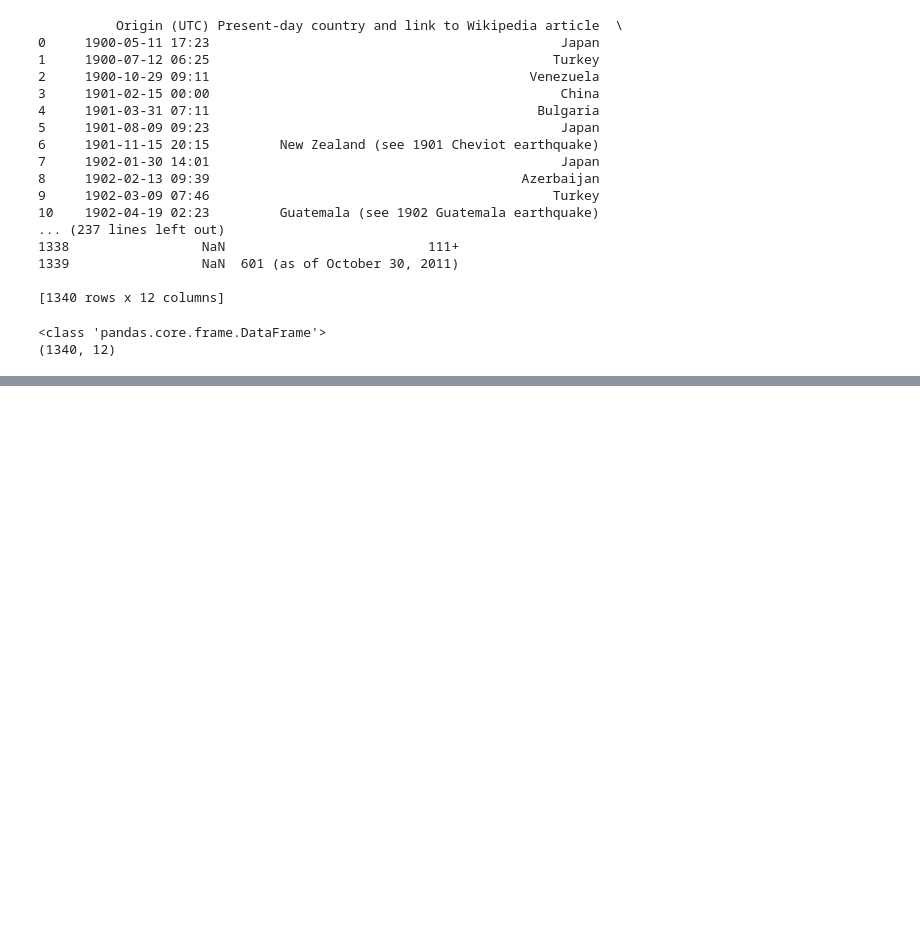
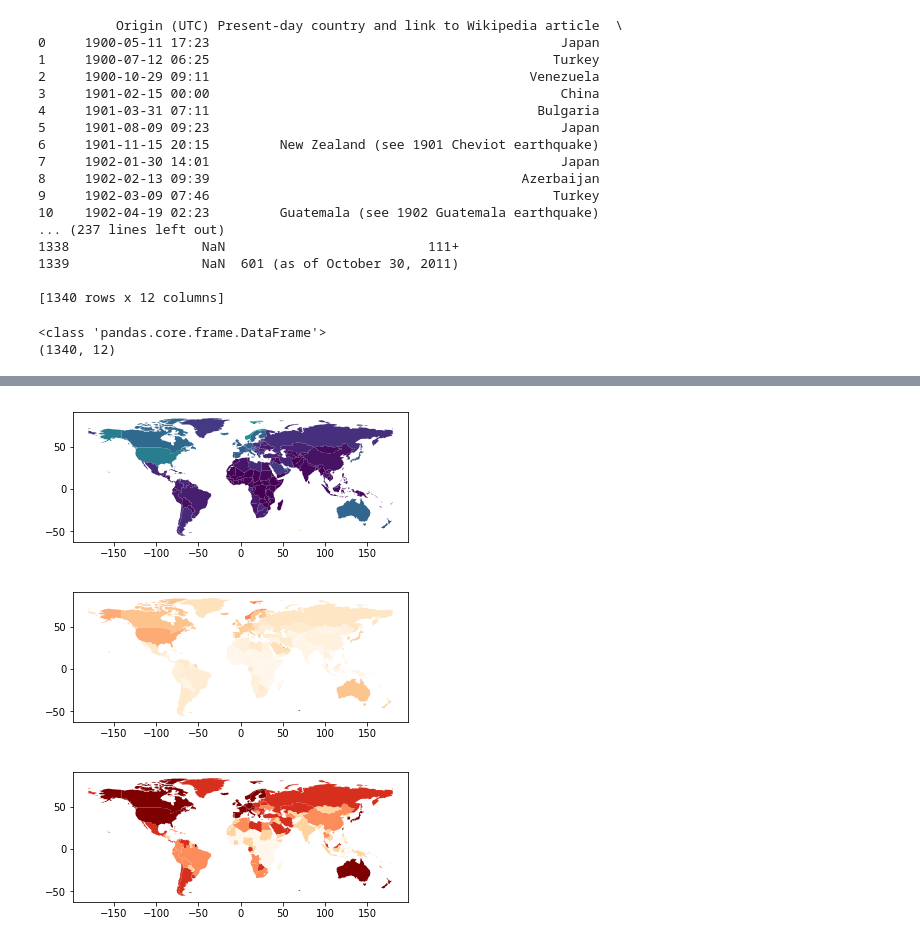
Before and after one commit to DataScienceBS/data-question-3-tornado-bombers, a Jupyter notebook: Earthquakes.ipynb, the cells around one changed output, grey strips where cells are left out. Saved outputs shown, nothing was run; the diff lists cells and outputs as text; code cells hidden in the pictures; blank space fills up the shorter version.

```diff
--- a/Earthquakes.ipynb
+++ b/Earthquakes.ipynb
@@ -52,0 +267,12 @@ df.head()
+# %%
+#World GDP mapped using different matplotlib options.
+
+world = world[(world.pop_est>0) & (world.name!="Antarctica")]
+world['gdp_per_cap'] = world.gdp_md_est / world.pop_est
+world.plot(column='gdp_per_cap');
+world.plot(column='gdp_per_cap', cmap='OrRd');
+world.plot(column='gdp_per_cap', cmap='OrRd', scheme='quantiles');
+# %% [output]
+[figure, added]
+[figure, added]
+[figure, added]
```
Also changed, not shown: parts of 14 cells of this notebook.
